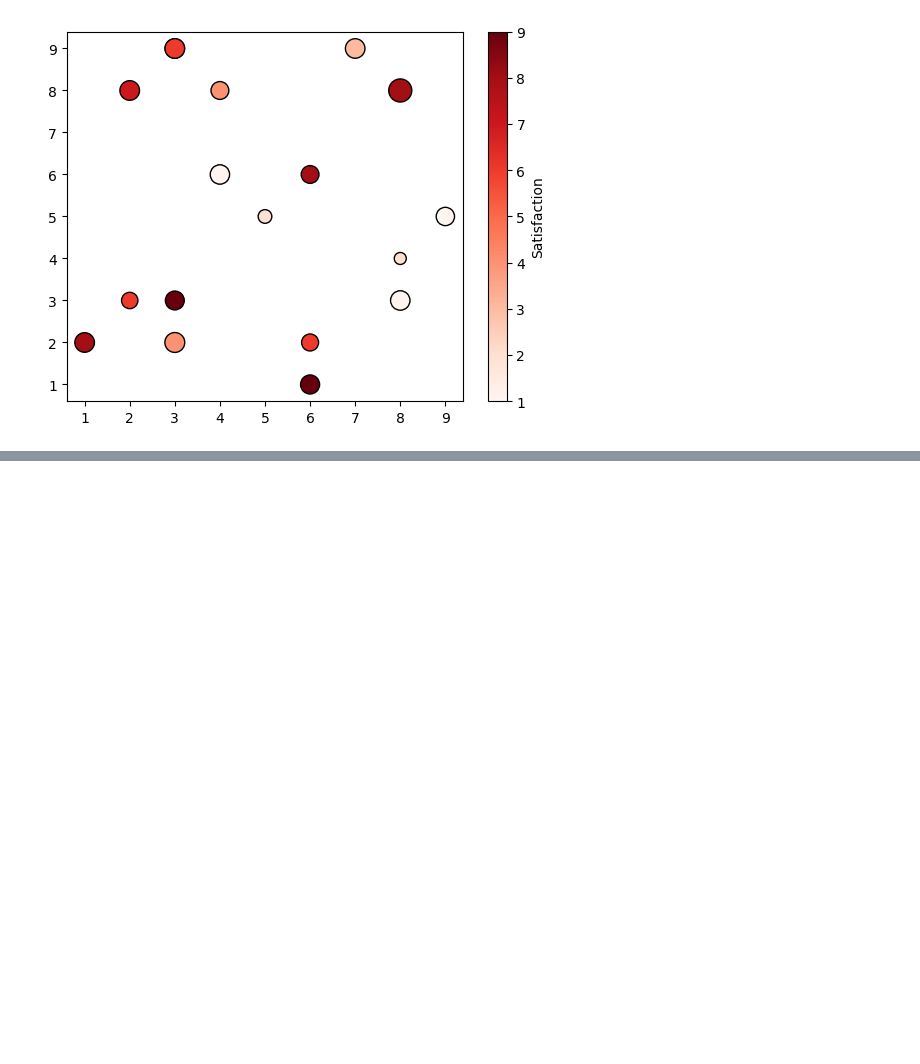
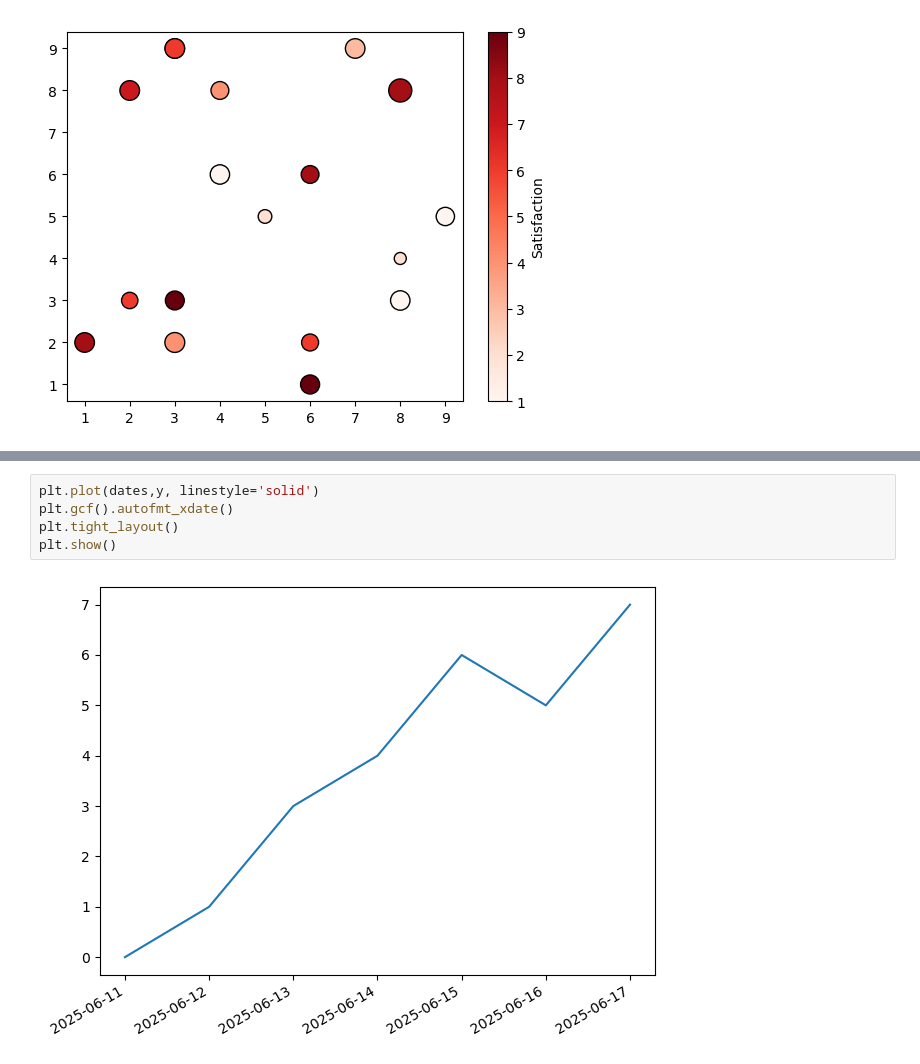
Before and after one commit to Suruthi-Keerthika/Projects, a Jupyter notebook: Mat.ipynb, the cells around one changed output, grey strips where cells are left out. Saved outputs shown, nothing was run; the diff lists cells and outputs as text; blank space fills up the shorter version.

```diff
--- a/Mat.ipynb
+++ b/Mat.ipynb
@@ -375,0 +421,7 @@ plt.show()
+# %%
+plt.plot(dates,y, linestyle='solid')
+plt.gcf().autofmt_xdate()
+plt.tight_layout()
+plt.show()
+# %% [output]
+[figure, added]
```
Also changed, not shown: parts of 4 cells of this notebook.
